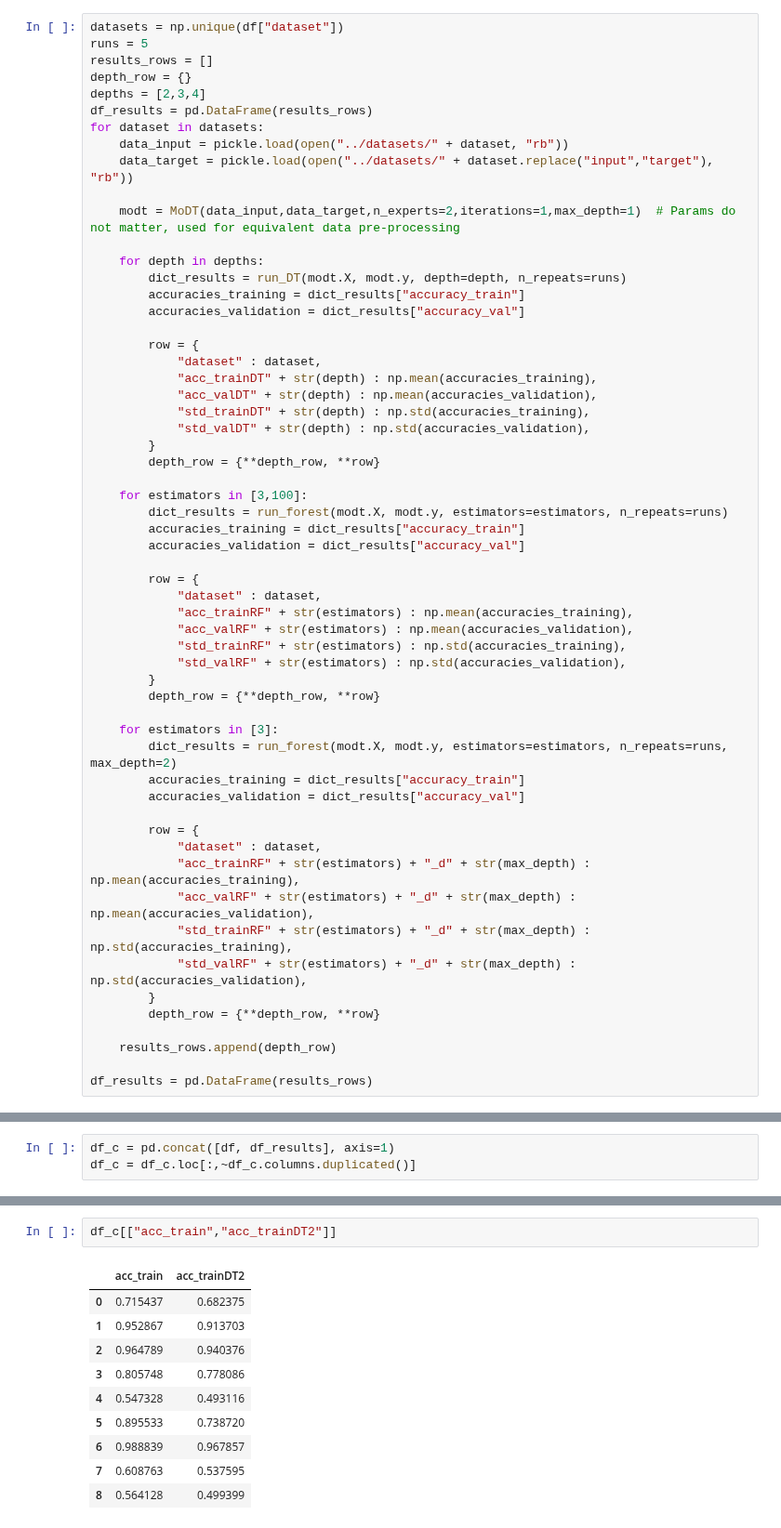
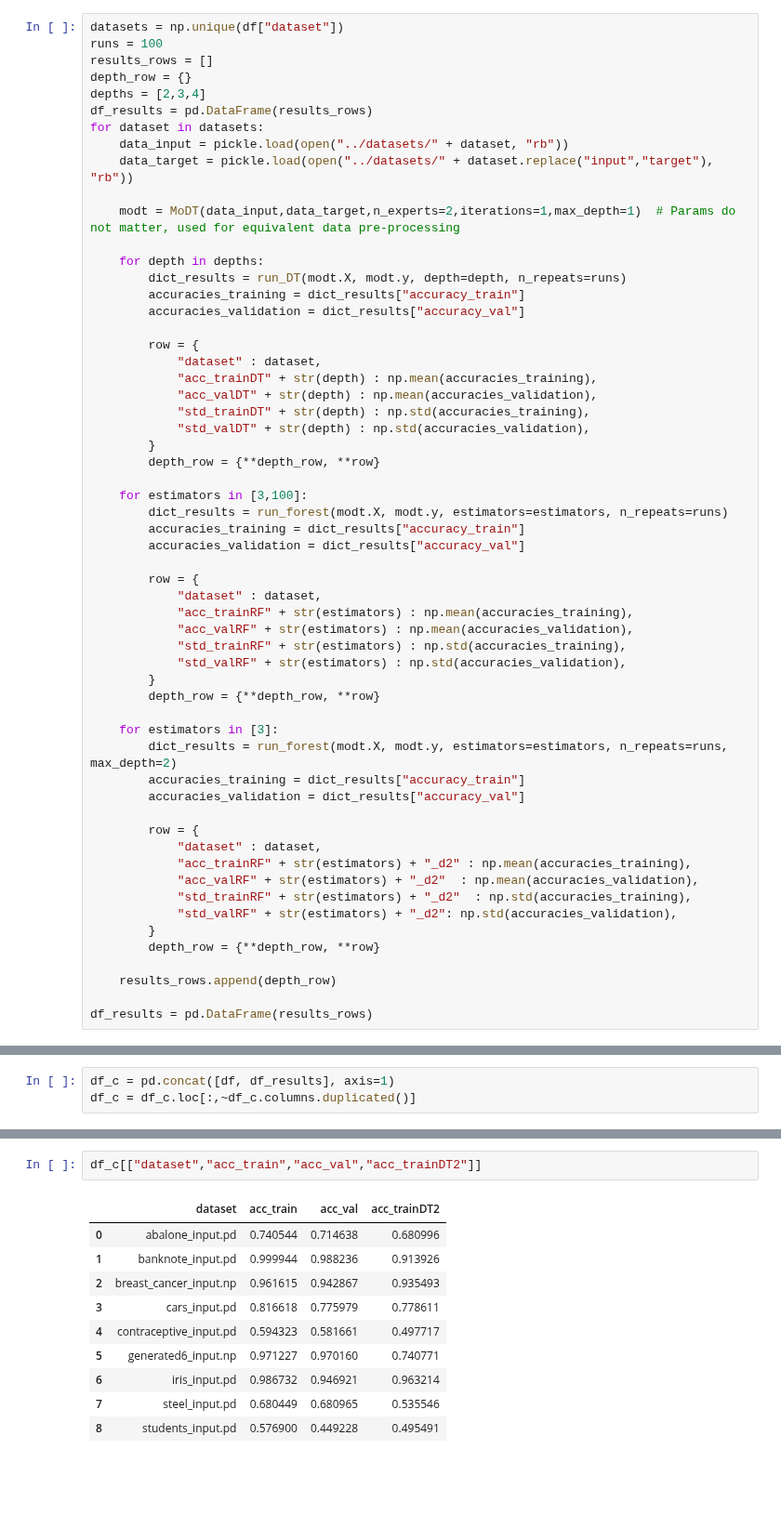
Before and after one commit to simsal0r/mixture-of-decision-trees, a Jupyter notebook: benchmarks/analysis_ex1_hyperparameters_best.ipynb, the cells around one changed output, grey strips where cells are left out. Shown at 93% size. Cells and saved outputs as stored; diff of their text form; blank space fills up the shorter version.

```diff
--- a/benchmarks/analysis_ex1_hyperparameters_best.ipynb
+++ b/benchmarks/analysis_ex1_hyperparameters_best.ipynb
@@ -125,7 +125,7 @@ def run_forest(data_complete_input,data_complete_target,estimators,n_repeats,max
     return dict_results
 # %%
 datasets = np.unique(df["dataset"])
-runs = 5
+runs = 100
 results_rows = []
 depth_row = {}
 depths = [2,3,4]
@@ -171,10 +171,10 @@ for dataset in datasets:
 
         row = {
             "dataset" : dataset,
-            "acc_trainRF" + str(estimators) + "_d" + str(max_depth) : np.mean(accuracies_training),
-            "acc_valRF" + str(estimators) + "_d" + str(max_depth) : np.mean(accuracies_validation),
-            "std_trainRF" + str(estimators) + "_d" + str(max_depth) : np.std(accuracies_training),
-            "std_valRF" + str(estimators) + "_d" + str(max_depth) : np.std(accuracies_validation),
+            "acc_trainRF" + str(estimators) + "_d2" : np.mean(accuracies_training),
+            "acc_valRF" + str(estimators) + "_d2"  : np.mean(accuracies_validation),
+            "std_trainRF" + str(estimators) + "_d2"  : np.std(accuracies_training),
+            "std_valRF" + str(estimators) + "_d2": np.std(accuracies_validation),
         }
         depth_row = {**depth_row, **row}
 
@@ -226,13 +237,13 @@ students & .56 $\pm$ .02 & .45 $\pm$ .01 & .46 $\pm$ .02 & .50 $\pm$ .04 & .51 $
 # %%
-df_c[["acc_train","acc_trainDT2"]]
+df_c[["dataset","acc_train","acc_val","acc_trainDT2"]]
 # %% [output]
-|  | acc_train | acc_trainDT2 |
-| 0 | 0.715437 | 0.682375 |
-| 1 | 0.952867 | 0.913703 |
-| 2 | 0.964789 | 0.940376 |
-| 3 | 0.805748 | 0.778086 |
-| 4 | 0.547328 | 0.493116 |
-| 5 | 0.895533 | 0.738720 |
-| 6 | 0.988839 | 0.967857 |
-| 7 | 0.608763 | 0.537595 |
-| 8 | 0.564128 | 0.499399 |
+|  | dataset | acc_train | acc_val | acc_trainDT2 |
+| 0 | abalone_input.pd | 0.740544 | 0.714638 | 0.680996 |
+| 1 | banknote_input.pd | 0.999944 | 0.988236 | 0.913926 |
+| 2 | breast_cancer_input.np | 0.961615 | 0.942867 | 0.935493 |
+| 3 | cars_input.pd | 0.816618 | 0.775979 | 0.778611 |
+| 4 | contraceptive_input.pd | 0.594323 | 0.581661 | 0.497717 |
+| 5 | generated6_input.np | 0.971227 | 0.970160 | 0.740771 |
+| 6 | iris_input.pd | 0.986732 | 0.946921 | 0.963214 |
+| 7 | steel_input.pd | 0.680449 | 0.680965 | 0.535546 |
+| 8 | students_input.pd | 0.576900 | 0.449228 | 0.495491 |
```
Also changed, not shown: parts of 6 cells of this notebook.
